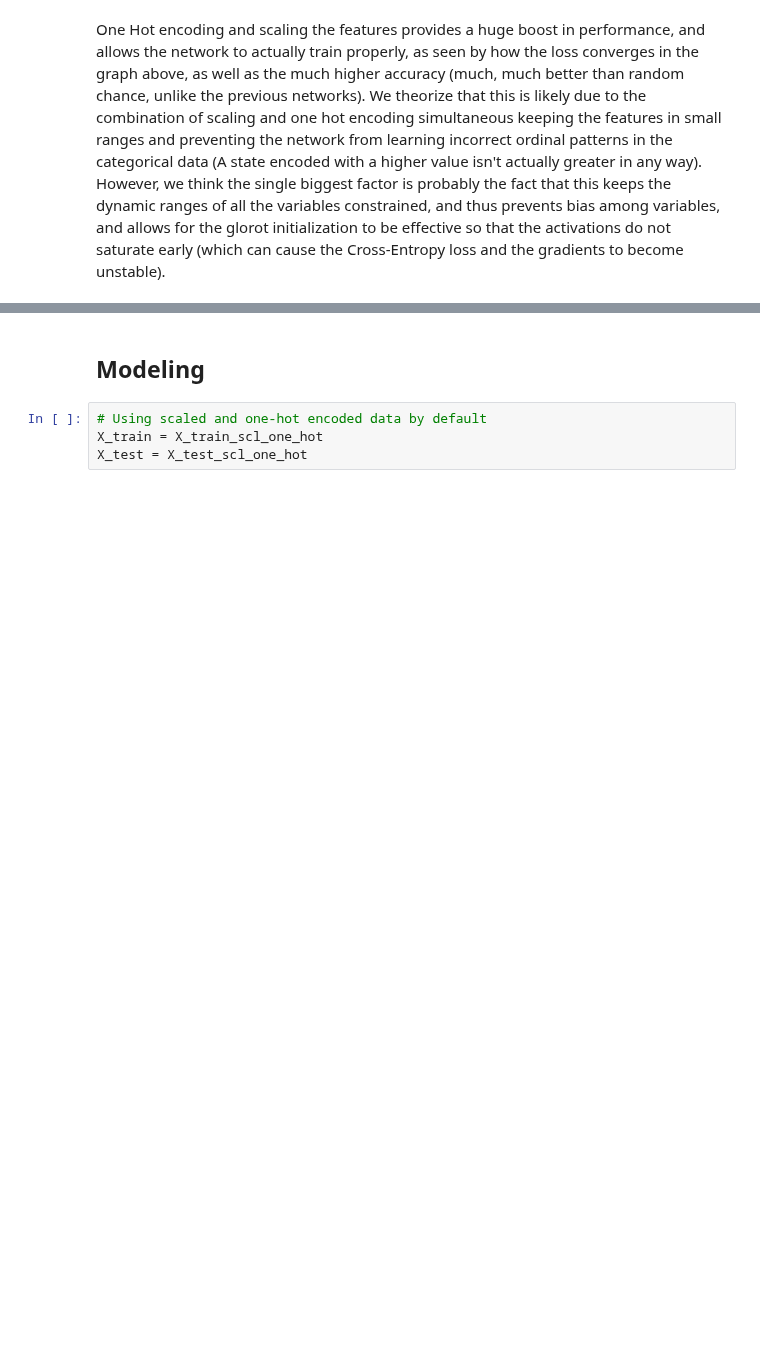
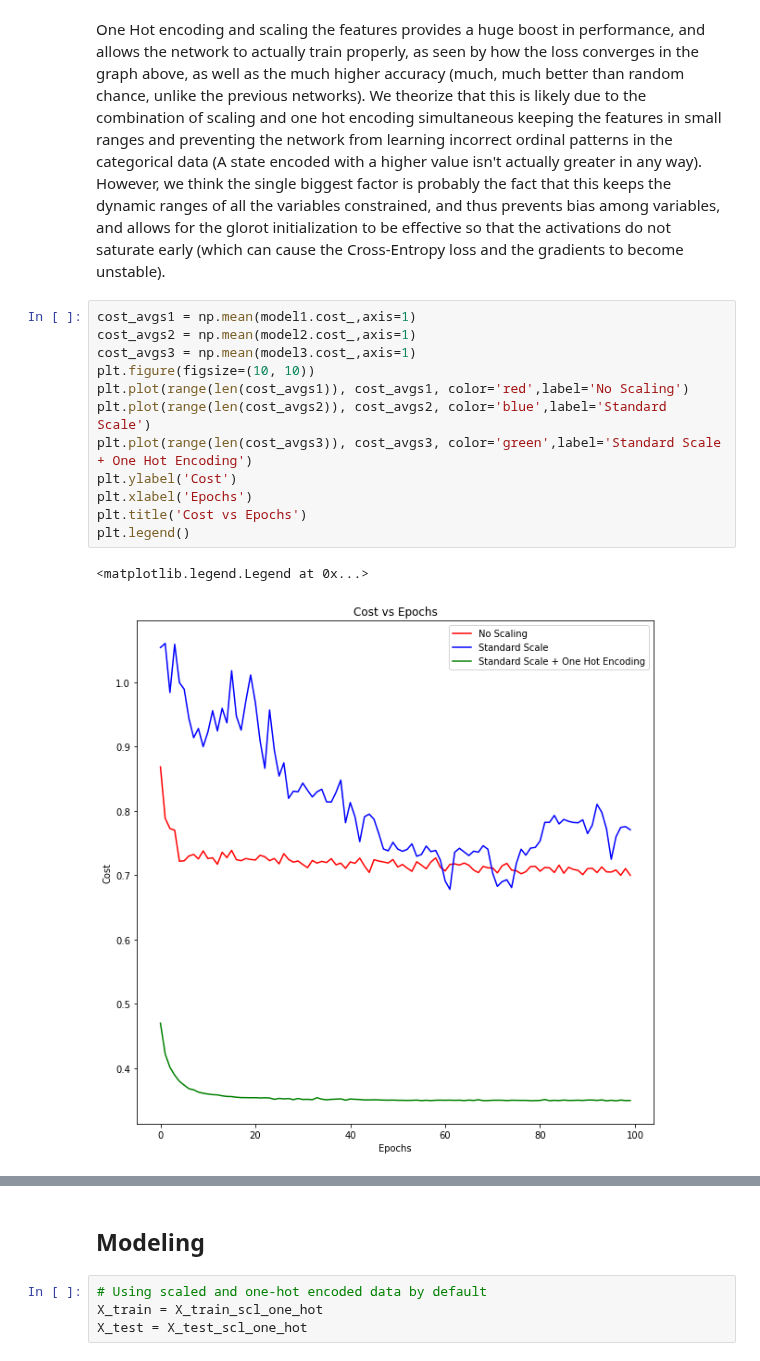
Before and after one commit to RayaanJIrani/MLLab4MultiLayerPerceptron, a Jupyter notebook: main.ipynb, the cells around one changed output, grey strips where cells are left out. Saved outputs shown, nothing was run; the diff lists cells and outputs as text; blank space fills up the shorter version.

```diff
--- a/main.ipynb
+++ b/main.ipynb
@@ -403,2 +387,17 @@ dtype: int64
 # %% [markdown]
 One Hot encoding and scaling the features provides a huge boost in performance, and allows the network to actually train properly, as seen by how the loss converges in the graph above, as well as the much higher accuracy (much, much better than random chance, unlike the previous networks).  We theorize that this is likely due to the combination of scaling and one hot encoding simultaneous keeping the features in small ranges and preventing the network from learning incorrect ordinal patterns in the categorical data (A state encoded with a higher value isn't actually greater in any way). However, we think the single biggest factor is probably the fact that this keeps the dynamic ranges of all the variables constrained, and thus prevents bias among variables, and allows for the glorot initialization to be effective so that the activations do not saturate early (which can cause the Cross-Entropy loss and the gradients to become unstable).
+# %%
+cost_avgs1 = np.mean(model1.cost_,axis=1)
+cost_avgs2 = np.mean(model2.cost_,axis=1)
+cost_avgs3 = np.mean(model3.cost_,axis=1)
+plt.figure(figsize=(10, 10))
+plt.plot(range(len(cost_avgs1)), cost_avgs1, color='red',label='No Scaling')
+plt.plot(range(len(cost_avgs2)), cost_avgs2, color='blue',label='Standard Scale')
+plt.plot(range(len(cost_avgs3)), cost_avgs3, color='green',label='Standard Scale + One Hot Encoding')
+plt.ylabel('Cost')
+plt.xlabel('Epochs')
+plt.title('Cost vs Epochs')
+plt.legend()
+# %% [output]
+<matplotlib.legend.Legend at 0x...>
+[figure, added]
```
Also changed, not shown: parts of 21 cells of this notebook.
